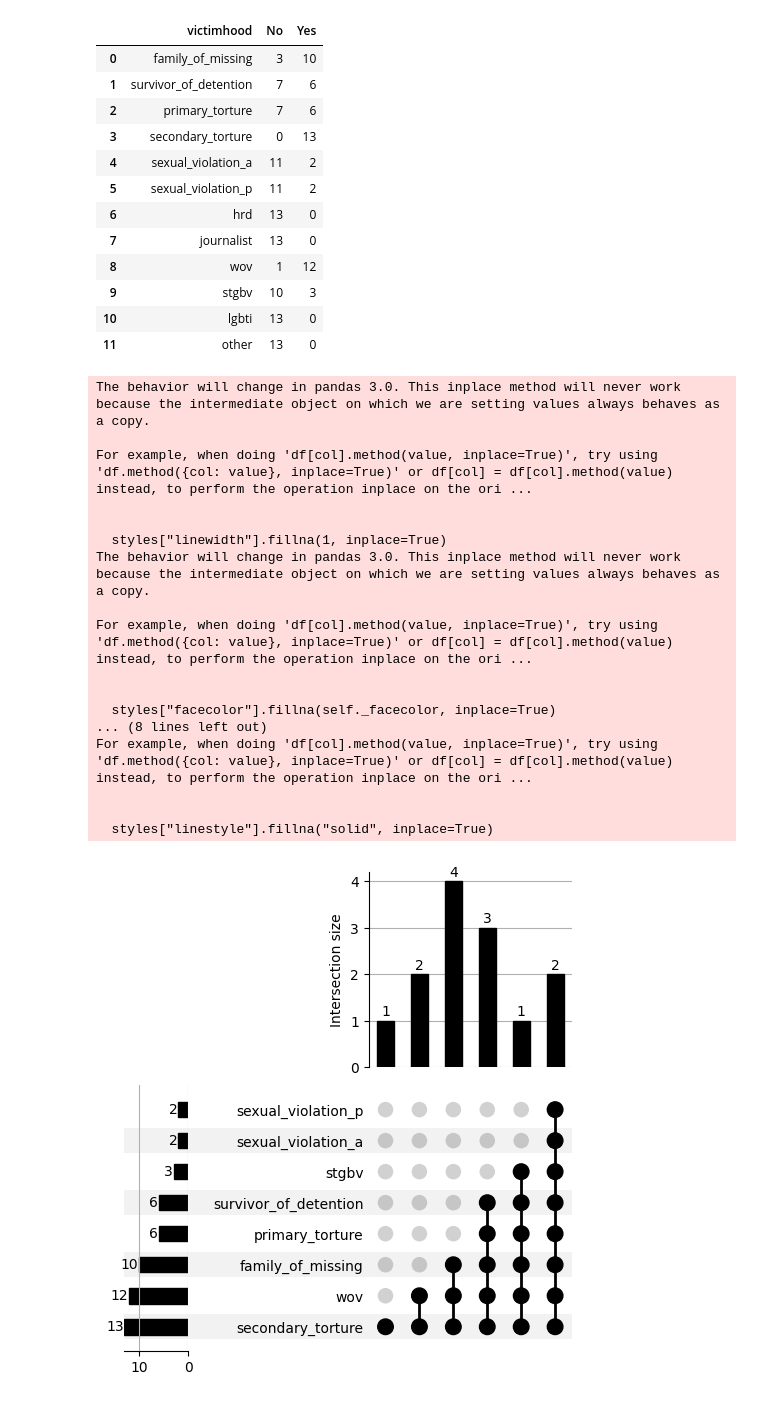
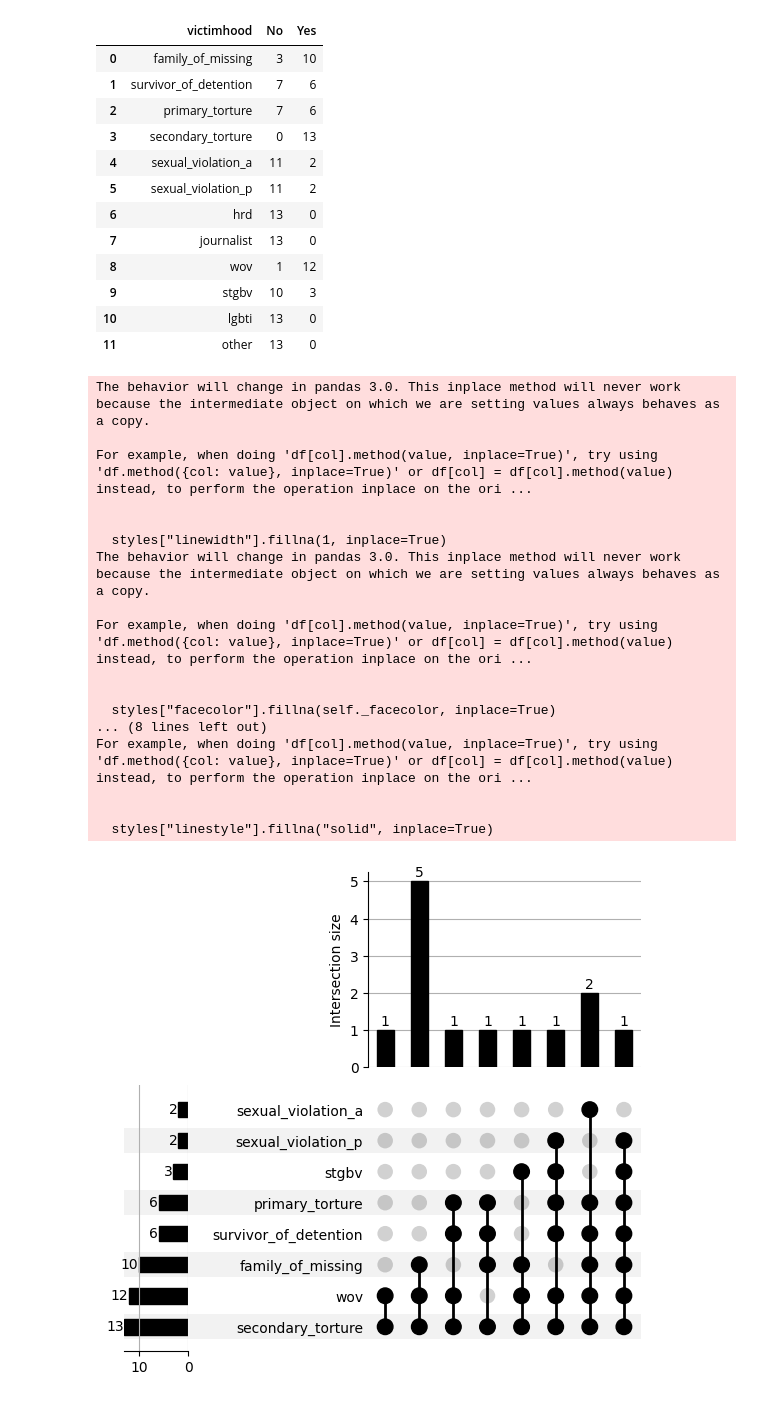
Before and after one commit to ModarYaghi/fc-performeter, a Jupyter notebook: notebooks/analysis/1_intake.ipynb, the cells around one changed output. Cells and saved outputs as stored; diff of their text form; code cells hidden in the pictures.

```diff
--- a/notebooks/analysis/1_intake.ipynb
+++ b/notebooks/analysis/1_intake.ipynb
@@ -114,41 +114 @@ from upsetplot import UpSet, from_memberships
 import matplotlib.pyplot as plt
-# %%
-# Step 1: Extract categories and simulate individual memberships
-categories = count_df["victimhood"].tolist()
-memberships = []
-
-# Simulate 13 individuals based on the "Yes" counts
-total_individuals = 13
-for i in range(total_individuals):
-    individual_membership = []
-    for idx, row in count_df.iterrows():
-        if i < row["Yes"]:  # If within the "Yes" count, add the category
-            individual_membership.append(row["victimhood"])
-    memberships.append(individual_membership)
-
-# Step 2: Prepare Data for UpSetPlot
-upset_data = from_memberships(memberships, data=None)
-
-# Step 3: Create and Display UpSet Plot
-upset = UpSet(upset_data, subset_size="count", show_counts=True)
-upset.plot()
-plt.show()
-# %% [output]
-The behavior will change in pandas 3.0. This inplace method will never work because the intermediate object on which we are setting values always behaves as a copy.
-
-For example, when doing 'df[col].method(value, inplace=True)', try using 'df.method({col: value}, inplace=True)' or df[col] = df[col].method(value) instead, to perform the operation inplace on the ori ...
-
-
-  styles["linewidth"].fillna(1, inplace=True)
-The behavior will change in pandas 3.0. This inplace method will never work because the intermediate object on which we are setting values always behaves as a copy.
-
-For example, when doing 'df[col].method(value, inplace=True)', try using 'df.method({col: value}, inplace=True)' or df[col] = df[col].method(value) instead, to perform the operation inplace on the ori ...
-
-
-  styles["facecolor"].fillna(self._facecolor, inplace=True)
-... (8 lines left out)
-For example, when doing 'df[col].method(value, inplace=True)', try using 'df.method({col: value}, inplace=True)' or df[col] = df[col].method(value) instead, to perform the operation inplace on the ori ...
-
-
-  styles["linestyle"].fillna("solid", inplace=True)
-[figure, removed]
@@ -154,0 +117,30 @@ For example, when doing 'df[col].method(value, inplace=True)', try using 'df.met
+# %%
+# Convert "Yes"/"No" to boolean (True/False)
+boolean_victimhood_df = victimhood_df.drop(columns="fcid").map(lambda x: x == "Yes")
+# %%
+# Create the UpSet plot
+upset_data = from_indicators(
+    data=boolean_victimhood_df, indicators=boolean_victimhood_df.columns
+)
+upset = UpSet(upset_data, subset_size="count", show_counts=True)
+upset.plot()
+plt.show()
+# %% [output]
+The behavior will change in pandas 3.0. This inplace method will never work because the intermediate object on which we are setting values always behaves as a copy.
+
+For example, when doing 'df[col].method(value, inplace=True)', try using 'df.method({col: value}, inplace=True)' or df[col] = df[col].method(value) instead, to perform the operation inplace on the ori ...
+
+
+  styles["linewidth"].fillna(1, inplace=True)
+The behavior will change in pandas 3.0. This inplace method will never work because the intermediate object on which we are setting values always behaves as a copy.
+
+For example, when doing 'df[col].method(value, inplace=True)', try using 'df.method({col: value}, inplace=True)' or df[col] = df[col].method(value) instead, to perform the operation inplace on the ori ...
+
+
+  styles["facecolor"].fillna(self._facecolor, inplace=True)
+... (8 lines left out)
+For example, when doing 'df[col].method(value, inplace=True)', try using 'df.method({col: value}, inplace=True)' or df[col] = df[col].method(value) instead, to perform the operation inplace on the ori ...
+
+
+  styles["linestyle"].fillna("solid", inplace=True)
+[figure, added]
```
Also changed, not shown: parts of 3 cells of this notebook.
